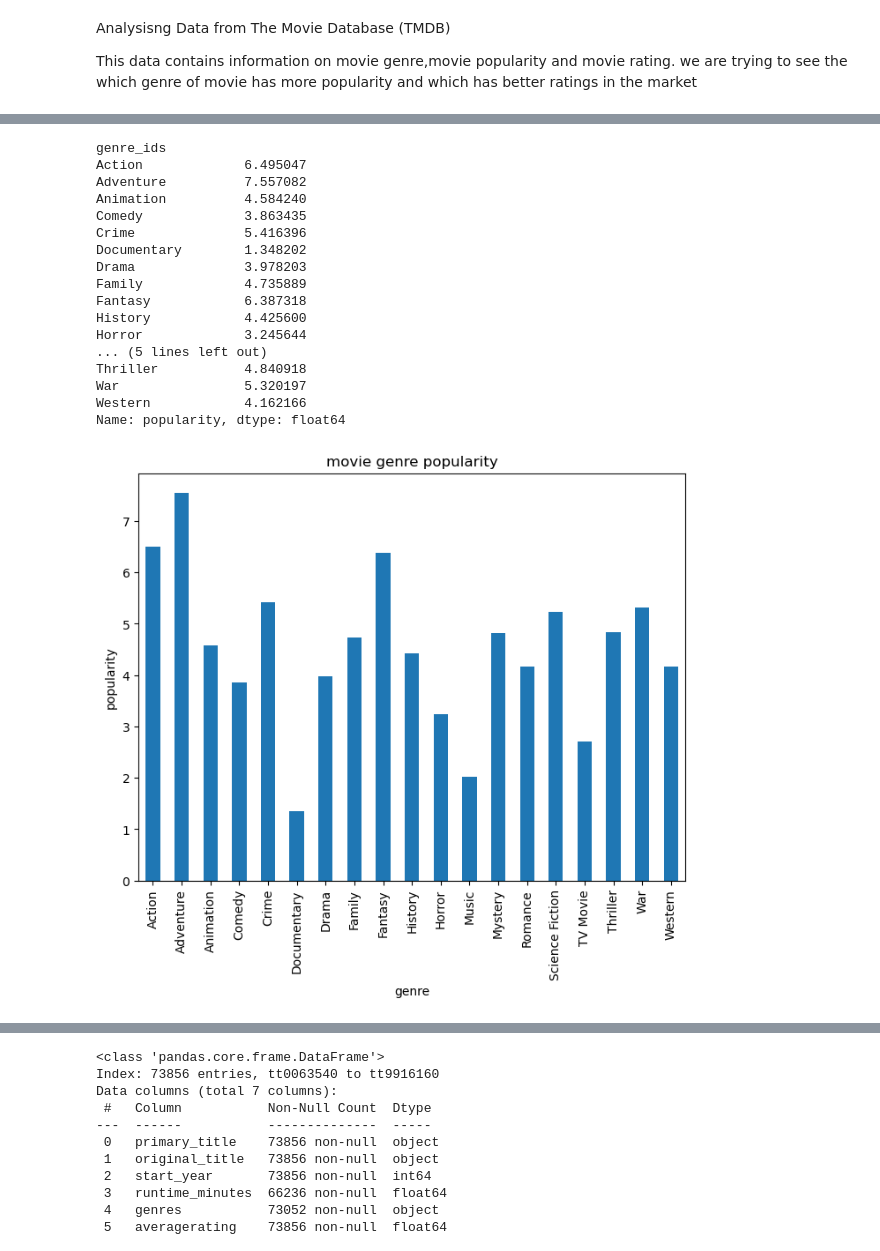
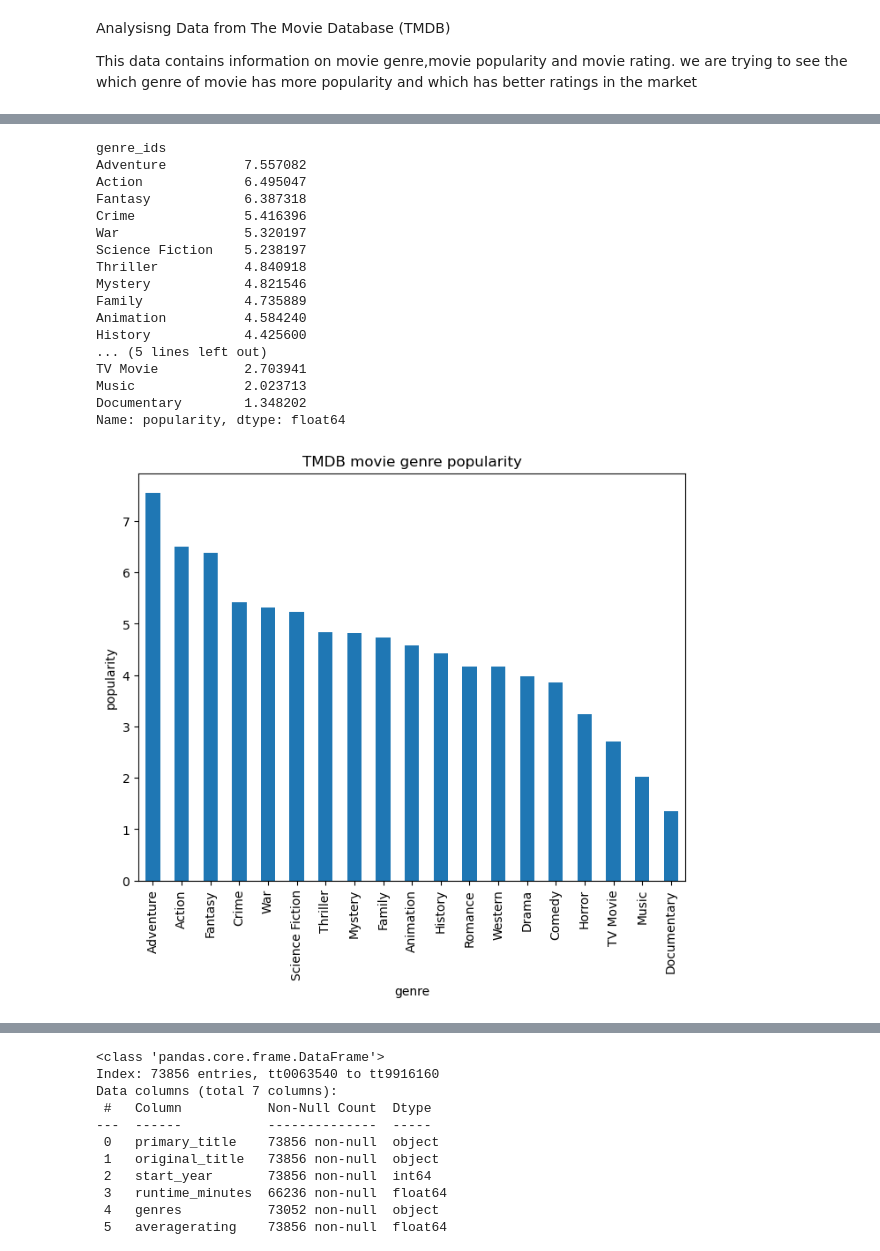
Before and after one commit to mauricenjogu/phase_1, a Jupyter notebook: Untitled.ipynb, the cells around one changed output, grey strips where cells are left out. Drawn from its saved outputs; the diff is of its cells as text; code cells hidden in the pictures.

```diff
--- a/Untitled.ipynb
+++ b/Untitled.ipynb
@@ -62,34 +62,35 @@ tmdb['genre_ids']=tmdb['genre_ids'].map(genres)
 # %%
 #getting the mean popularity per genre
 tmdb_mean=tmdb.groupby('genre_ids')['popularity'].mean()
+tmdb_mean=tmdb_mean.sort_values(ascending=False)
 tmdb_mean
 # %% [output]
 genre_ids
+Adventure          7.557082
 Action             6.495047
-Adventure          7.557082
+Fantasy            6.387318
+Crime              5.416396
+War                5.320197
+Science Fiction    5.238197
+Thriller           4.840918
+Mystery            4.821546
+Family             4.735889
 Animation          4.584240
-Comedy             3.863435
-Crime              5.416396
+History            4.425600
+... (5 lines left out)
+TV Movie           2.703941
+Music              2.023713
 Documentary        1.348202
-Drama              3.978203
-Family             4.735889
-Fantasy            6.387318
-History            4.425600
-Horror             3.245644
-... (5 lines left out)
-Thriller           4.840918
-War                5.320197
-Western            4.162166
 Name: popularity, dtype: float64
 # %%
 #ploting a bar graph of the above data
 plt.figure(figsize=(8, 6))
 tmdb_mean.plot(x=tmdb_mean.index,y=tmdb_mean ,kind='bar')
 plt.xlabel('genre')
 plt.ylabel('popularity')
-plt.title('movie genre popularity');
+plt.title('TMDB movie genre popularity');
 # %% [output]
-[figure, old version]
+[figure, new version]
 # %%
 #getting the mean rating per genre
 tmdb_mean_rating=tmdb.groupby('genre_ids')['vote_average'].mean()
```
Also changed, not shown: parts of 20 cells of this notebook.
